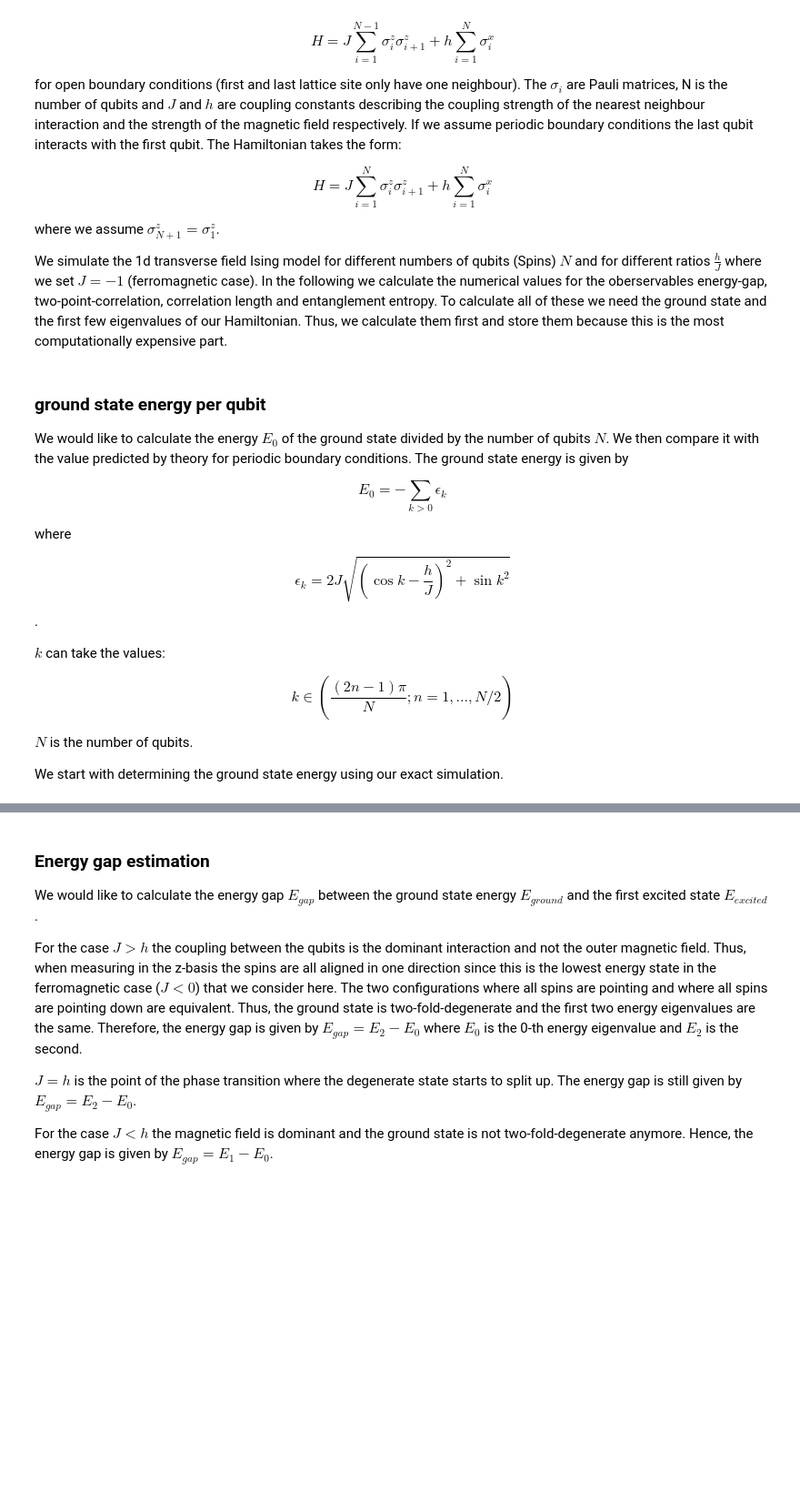
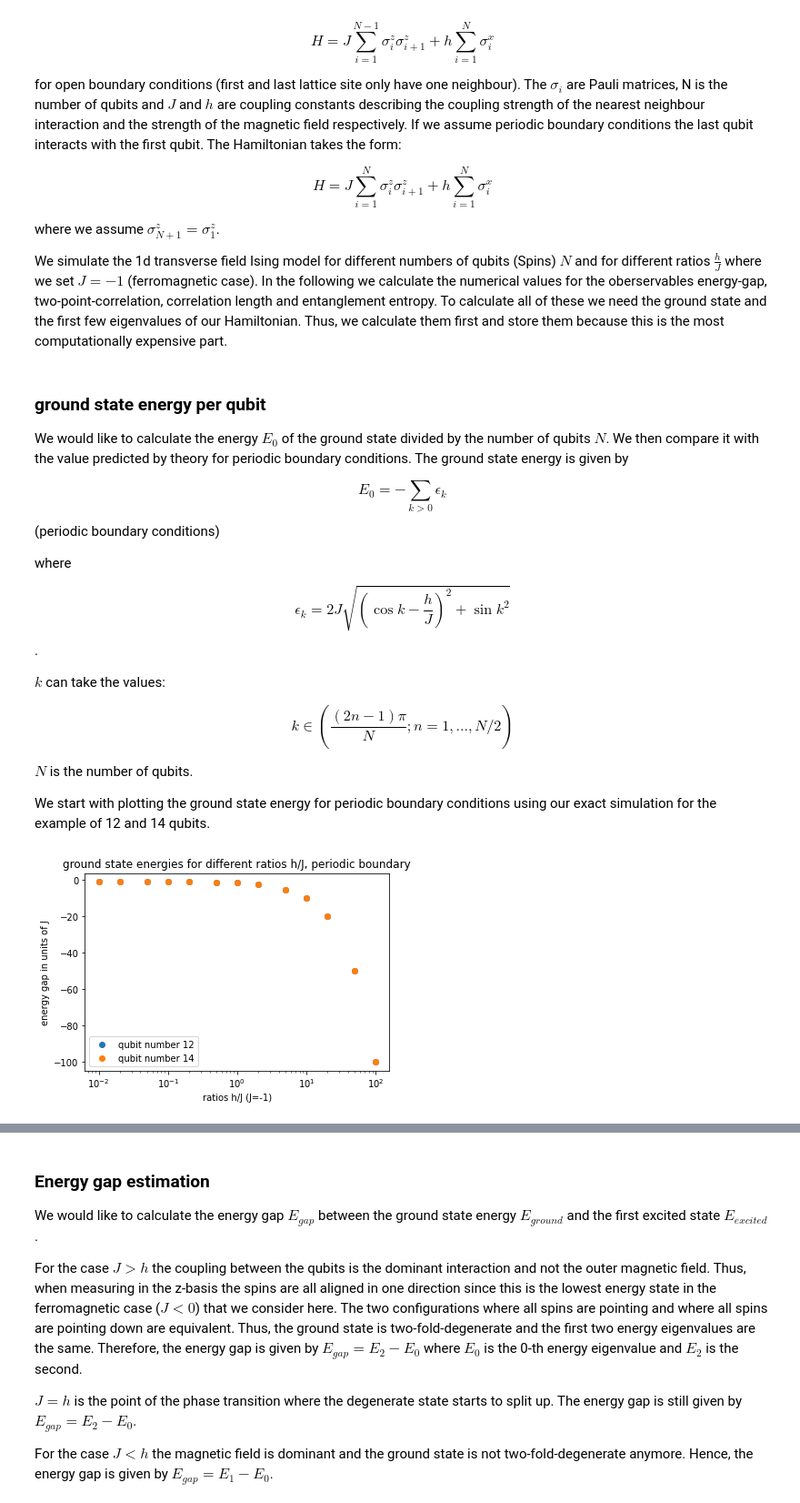
Before and after one commit to LennartBuerger/classical-shadows-for-1d-TFIM-energy-estimation, a Jupyter notebook: display_data/bf_display_data.ipynb, the cells around one changed output, grey strips where cells are left out. Shown at 91% size. Drawn from its saved outputs; the diff is of its cells as text; code cells hidden in the pictures; blank space fills up the shorter version.

Commit message:
added calculation of ground state energy per qubit and compared it with the theoretical prediction, they agree very well

```diff
--- a/display_data/bf_display_data.ipynb
+++ b/display_data/bf_display_data.ipynb
@@ -84,7 +84,7 @@ conditions. The ground state energy is given by
 
 \begin{equation}
 E_0 = - \sum_{k>0} \epsilon_k
-\end{equation}
+\end{equation} (periodic boundary conditions)
 
 where
 
@@ -100,4 +100,29 @@ k \in (\frac{(2n-1)\pi}{N};   n=1, ..., N/2 )
 
 $N$ is the number of qubits.
 
-We start with determining the ground state energy using our exact simulation.
+We start with plotting the ground state energy for periodic boundary conditions
+ using our exact simulation for the example of 12 and 14 qubits.
+# %%
+def plot_ground_state_energy_periodic():
+    qubit_num = np.array([12, 14])
+    ratios_h_j = np.array([0.01, 0.02, 0.05, 0.1,
+                           0.2, 0.5, 1, 2, 5, 10, 20, 50, 100], dtype=float)
+    save_direc: str = 'data\Diagonal_hamiltonian\eigenvalues_periodic_first_three_dict.npy'
+    energy_dict = np.load(save_direc, allow_pickle='TRUE')
+    energy_dict = energy_dict.item()
+    for i in range(0, np.size(qubit_num)):
+        energy = np.zeros(np.size(ratios_h_j))
+        for j in range(0, np.size(ratios_h_j)):
+            energy[j] = energy_dict[str(qubit_num[i]) + ' ' + str(ratios_h_j[j])][0]
+        energy_per_qubit = energy / qubit_num[i]
+        plt.scatter(ratios_h_j, energy_per_qubit, label='qubit number ' + str(qubit_num[i]))
+    plt.xscale('log')
+    plt.title('ground state energies for different ratios h/J, periodic boundary')
+    plt.xlabel('ratios h/J (J=-1)')
+    plt.ylabel('energy gap in units of J')
+    plt.legend()
+    plot_save_direc = 'plots\Ground_state_energy\Ground_state_energies_per_qubit_periodic'
+    plt.savefig(plot_save_direc)
+plot_ground_state_energy_periodic()
+# %% [output]
+[figure, added]
```
Also changed, not shown: parts of 4 cells of this notebook, 7 other files.
